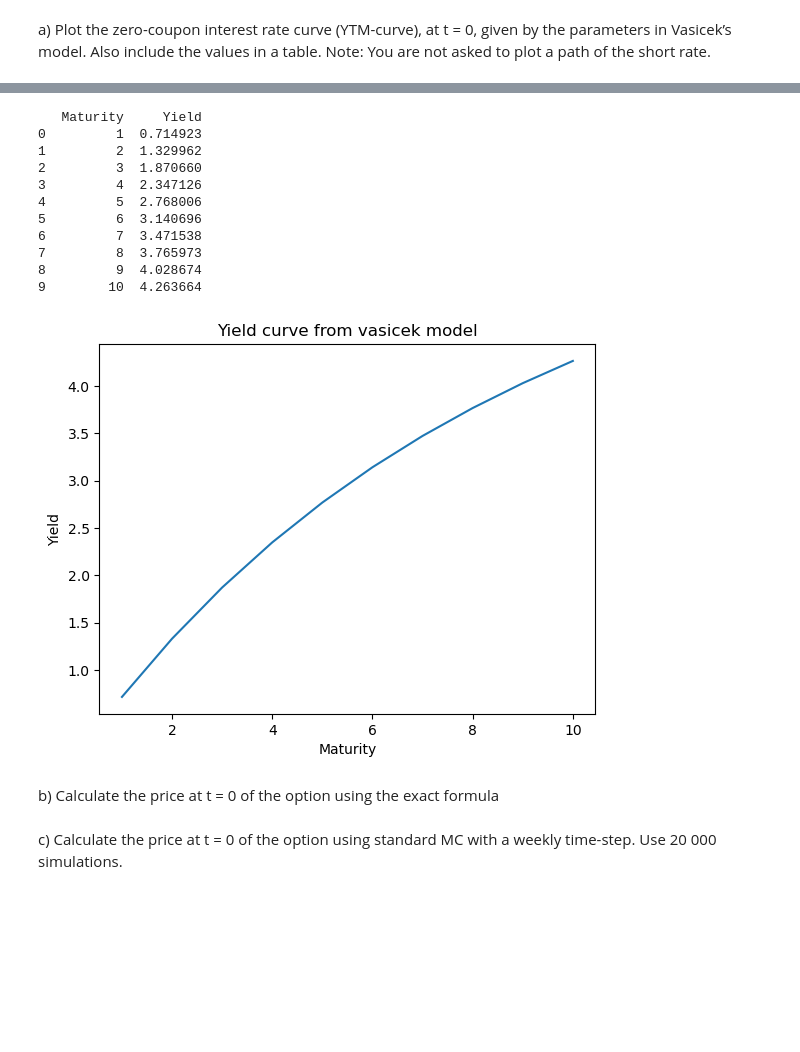
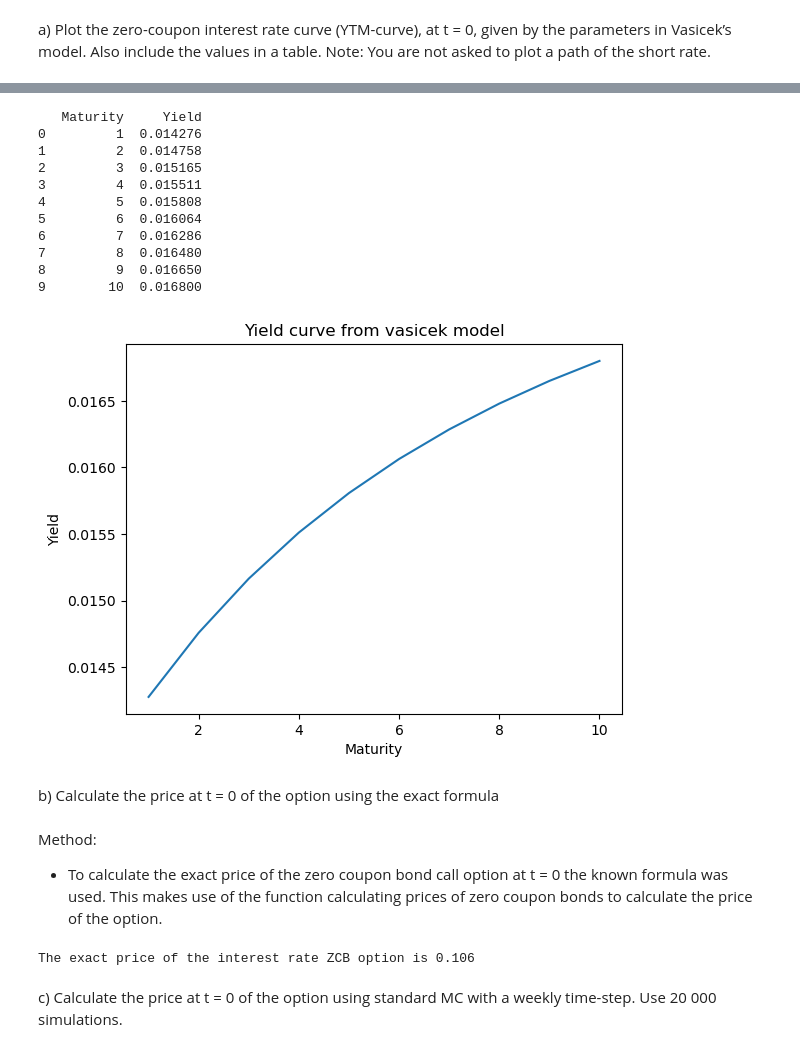
Before and after one commit to JohanHerbert/MonteCarloLabs, a Jupyter notebook: LAB2.ipynb, the cells around one changed output, grey strips where cells are left out. Cells and saved outputs as stored; diff of their text form; code cells hidden in the pictures; blank space fills up the shorter version.

```diff
--- a/LAB2.ipynb
+++ b/LAB2.ipynb
@@ -705,38 +750,41 @@ include the values in a table. Note: You are not asked to plot a path of the sho
 # %%
-K = 0.8; T_1 = 5; T_2 = 10; r_0 = 0.0137; P = 0.2; b = 0.02; sigma = 0.01
-a = P
+K = 0.8; T_1 = 5; T_2 = 10; r_0 = 0.0137; a = 0.2; b = 0.02; sigma = 0.01
 t = 0
 T = np.arange(t+1,11,1)
 
 B = 1/a*(1 - np.exp(-a*(T-t)))
-A = (B-(T-t))*(a**2*b-1/2*sigma**2)/(sigma**2) - (sigma**2*B**2)/(4*a)
+A = (B-(T-t))*(a**2*b-1/2*sigma**2)/(a**2) - (sigma**2*B**2)/(4*a)
 
 P = np.exp(A-B*r_0)
 
 Z_T = - (np.log(P)/T)
 
 plt.plot(T,Z_T)
 plt.xlabel('Maturity')
 plt.ylabel('Yield')
 plt.title('Yield curve from vasicek model')
 
 df = pd.DataFrame({
     'Maturity': T,
     'Yield': Z_T
 })
 print(df)
 # %% [output]
    Maturity     Yield
-0         1  0.714923
-1         2  1.329962
-2         3  1.870660
-3         4  2.347126
-4         5  2.768006
-5         6  3.140696
-6         7  3.471538
-7         8  3.765973
-8         9  4.028674
-9        10  4.263664
+0         1  0.014276
+1         2  0.014758
+2         3  0.015165
+3         4  0.015511
+4         5  0.015808
+5         6  0.016064
+6         7  0.016286
+7         8  0.016480
+8         9  0.016650
+9        10  0.016800
-[figure, old version]
+[figure, new version]
 # %% [markdown]
 b) Calculate the price at t = 0 of the option using the exact formula
+# %% [markdown]
+Method:
+
+- To calculate the exact price of the zero coupon bond call option at t = 0 the known formula was used. This makes use of the function calculating prices of zero coupon bonds to calculate the price of the option.
@@ -743,18 +797,14 @@ b) Calculate the price at t = 0 of the option using the exact formula
 # %%
-K = 0.8; T_1 = 5; T_2 = 10; r_0 = 0.0137; P = 0.2; b = 0.02; sigma = 0.01
-a = P
+K = 0.8; T_1 = 5; T_2 = 10; r_0 = 0.0137; a = 0.2; b = 0.02; sigma = 0.01
 t = 0
-
-def BondPrice(r_0,t,T,a,b,sigma):
-    B = 1/a*(1 - np.exp(-a*(T-t)))
-    A = ((B-(T-t))*(a**2 * b-1/2*sigma**2)) / (sigma**2) - (sigma**2 * B**2)/(4*a)
-    Pr = np.exp(A-B*r_0)
-    return Pr
-
 
 sigma_p = 1/a*(1-np.exp(-a*(T_2-T_1))) * np.sqrt((sigma ** 2) /(2*a) * (1-np.exp(-2*a*(T_1-t))))
 d = 1/sigma_p * np.log(BondPrice(r_0,t,T_2,a,b,sigma) / (BondPrice(r_0,t,T_1,a,b,sigma ) *K) )+ sigma_p/2
 
 C = BondPrice(r_0,t,T_2,a,b,sigma)*norm.cdf(d) - BondPrice(r_0,t,T_1,a,b,sigma)*K*norm.cdf(d-sigma_p)
+
+print(f'The exact price of the interest rate ZCB option is {C:.3f}')
+# %% [output]
+The exact price of the interest rate ZCB option is 0.106
 # %% [markdown]
 c) Calculate the price at t = 0 of the option using standard MC with a weekly time-step. Use 20 000 simulations.
```
Also changed, not shown: parts of 15 cells of this notebook, 6 other files.
